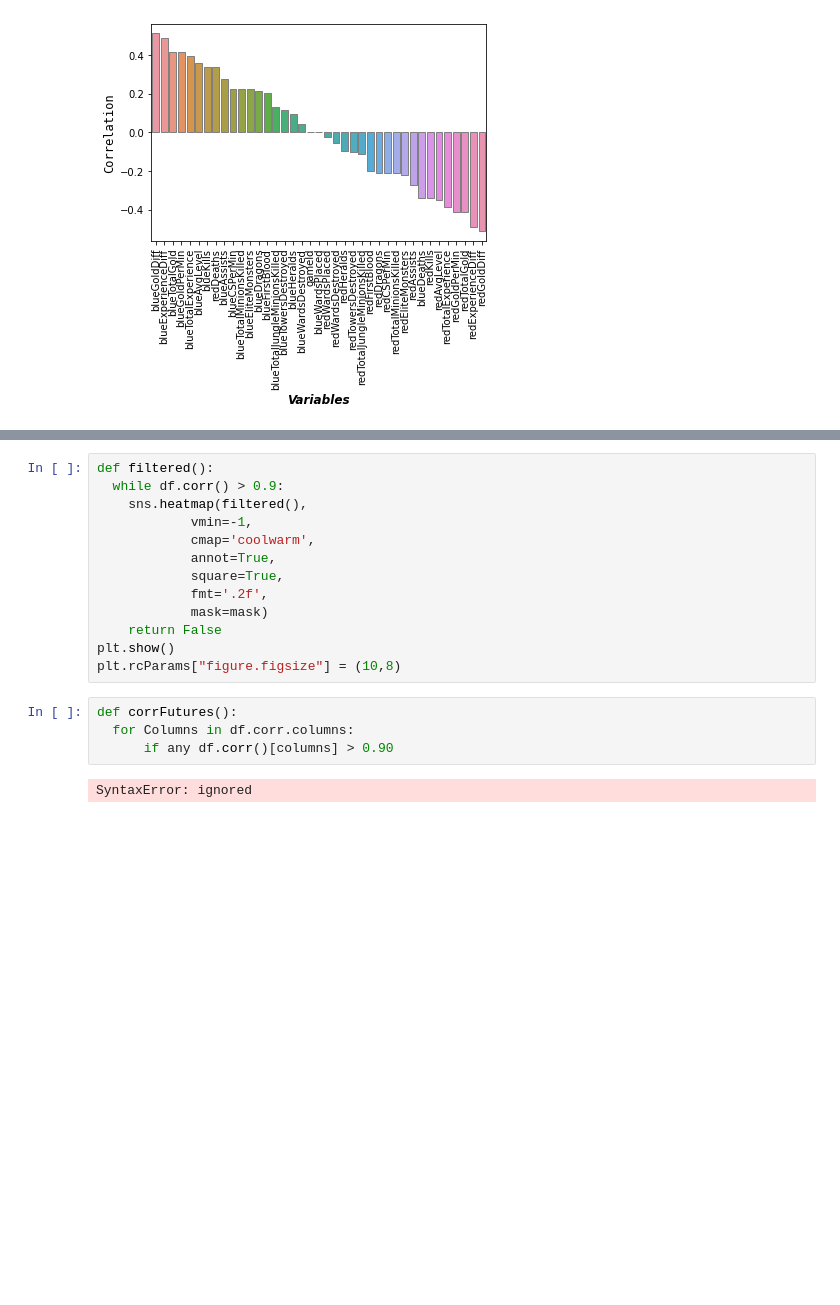
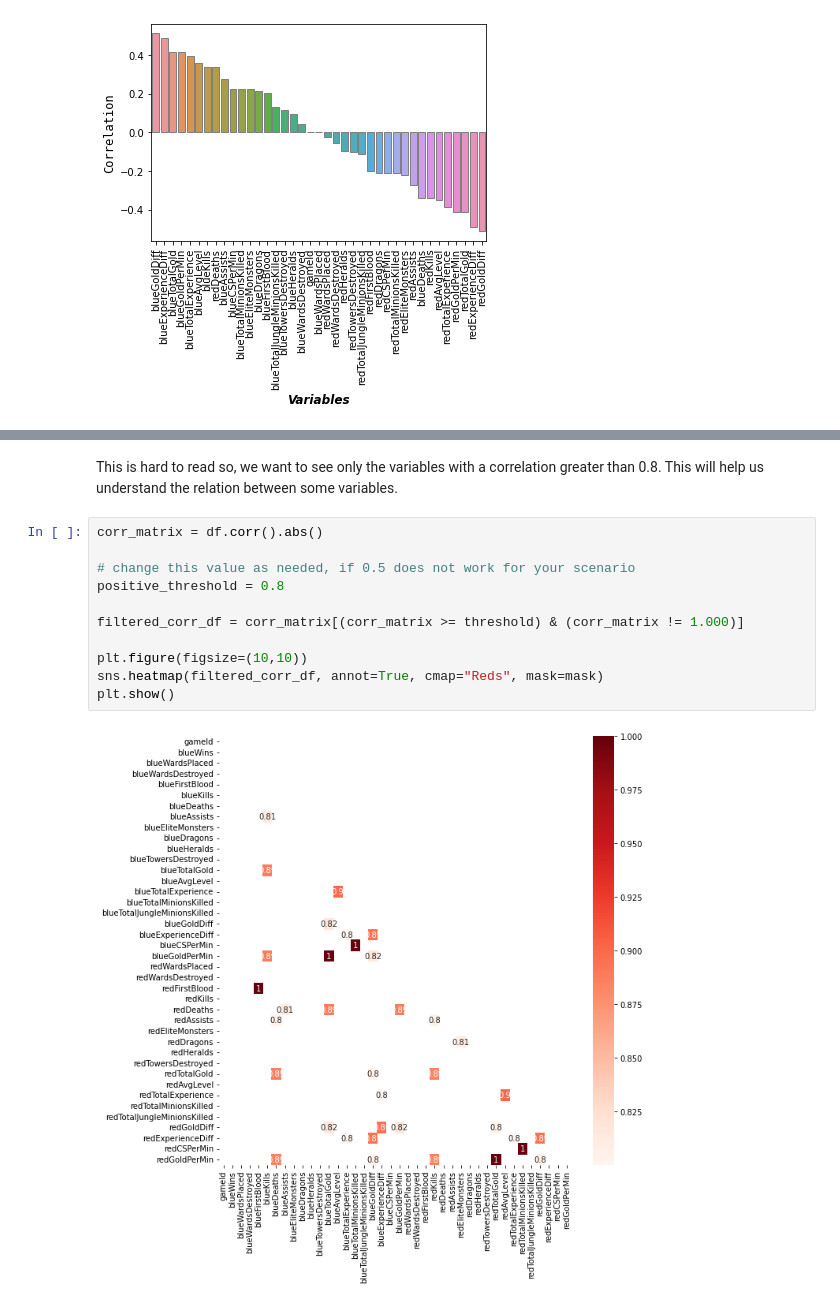
Before and after one commit to Fernecoder/Ranked-games-win-prediction, a Jupyter notebook: Ranked_game_win_prediction.ipynb, the cells around one changed output, grey strips where cells are left out. Cells and saved outputs as stored; diff of their text form; blank space fills up the shorter version.

```diff
--- a/Ranked_game_win_prediction.ipynb
+++ b/Ranked_game_win_prediction.ipynb
@@ -111,19 +129,15 @@ Deprecated in NumPy 1.20; for more details and guidance: https://numpy.org/devdo
-# %%
-def filtered():
-  while df.corr() > 0.9:
-    sns.heatmap(filtered(),
-            vmin=-1,
-            cmap='coolwarm',
-            annot=True,
-            square=True,
-            fmt='.2f',
-            mask=mask)
-    return False
-plt.show()
-plt.rcParams["figure.figsize"] = (10,8)
-# %%
-def corrFutures():
-  for Columns in df.corr.columns:
-      if any df.corr()[columns] > 0.90
-# %% [output]
-SyntaxError: ignored
+# %% [markdown]
+This is hard to read so, we want to see only the variables with a correlation greater than 0.8. This will help us understand the relation between some variables.
+# %%
+corr_matrix = df.corr().abs()
+
+# change this value as needed, if 0.5 does not work for your scenario
+positive_threshold = 0.8
+
+filtered_corr_df = corr_matrix[(corr_matrix >= threshold) & (corr_matrix != 1.000)]
+
+plt.figure(figsize=(10,10))
+sns.heatmap(filtered_corr_df, annot=True, cmap="Reds", mask=mask)
+plt.show()
+# %% [output]
+[figure, added]
```
Also changed, not shown: parts of 12 cells of this notebook.
